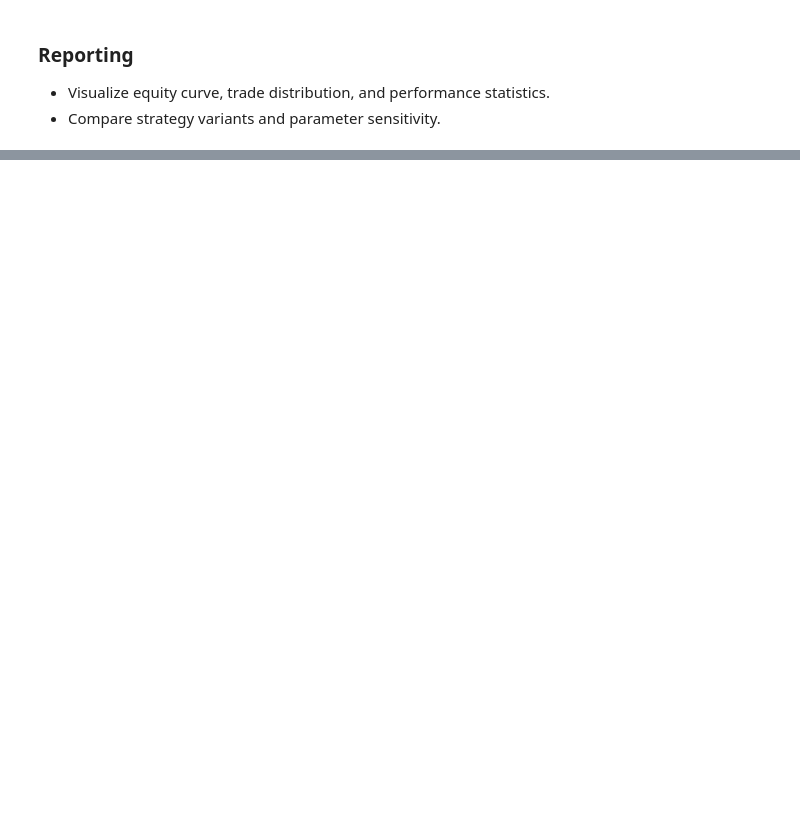
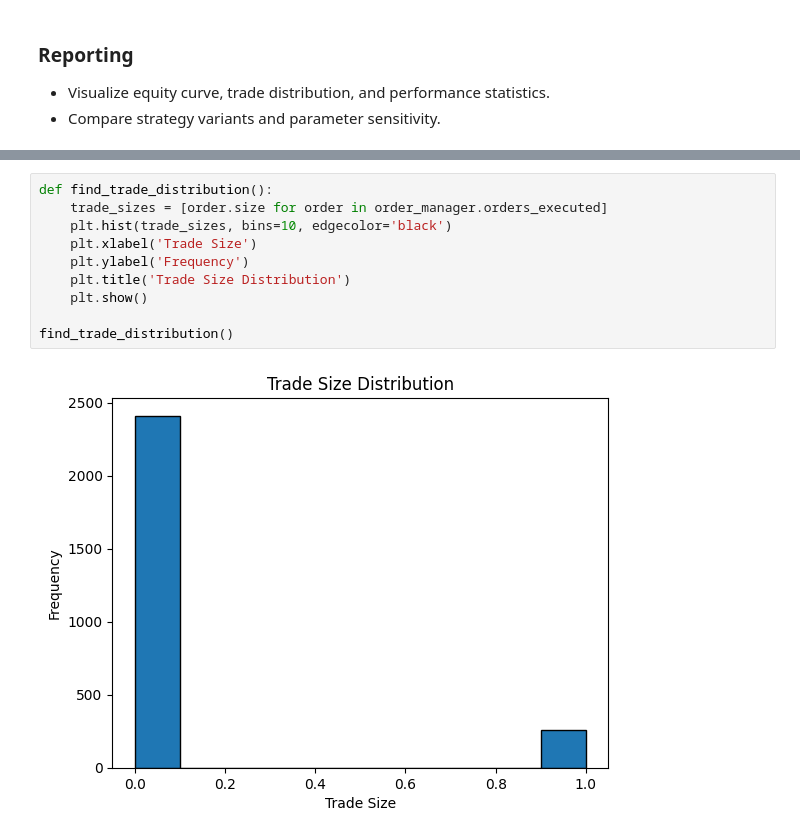
Before and after one commit to mmiah00/finm32500_Assignments, a Jupyter notebook: EndToEnd/StrategyBacktesting.ipynb, the cells around one changed output, grey strips where cells are left out. Saved outputs shown, nothing was run; the diff lists cells and outputs as text; blank space fills up the shorter version.

```diff
--- a/EndToEnd/StrategyBacktesting.ipynb
+++ b/EndToEnd/StrategyBacktesting.ipynb
@@ -122,0 +152,12 @@ def metrics(df,position):
+# %%
+def find_trade_distribution():
+    trade_sizes = [order.size for order in order_manager.orders_executed]
+    plt.hist(trade_sizes, bins=10, edgecolor='black')
+    plt.xlabel('Trade Size')
+    plt.ylabel('Frequency')
+    plt.title('Trade Size Distribution')
+    plt.show()
+
+find_trade_distribution()
+# %% [output]
+[figure, added]
```
Also changed, not shown: parts of 6 cells of this notebook, 1 other file.
